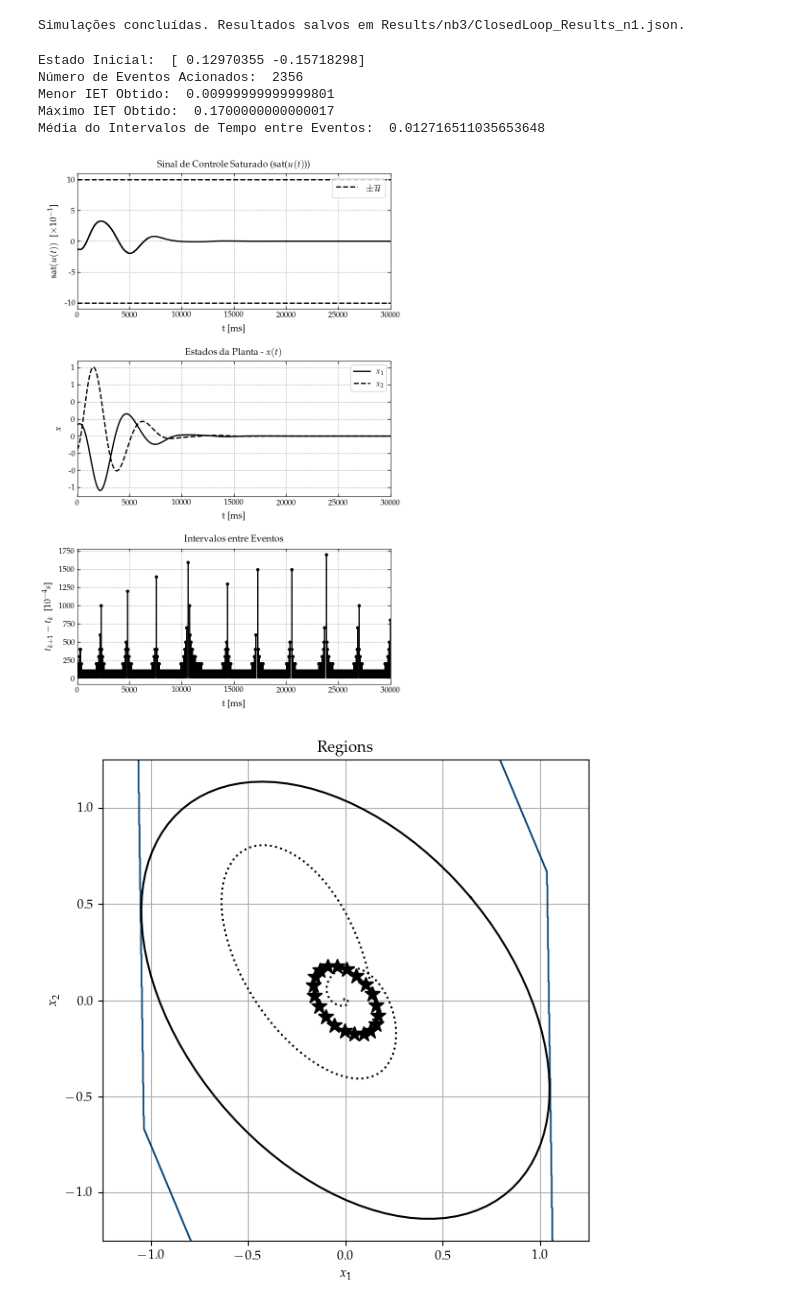
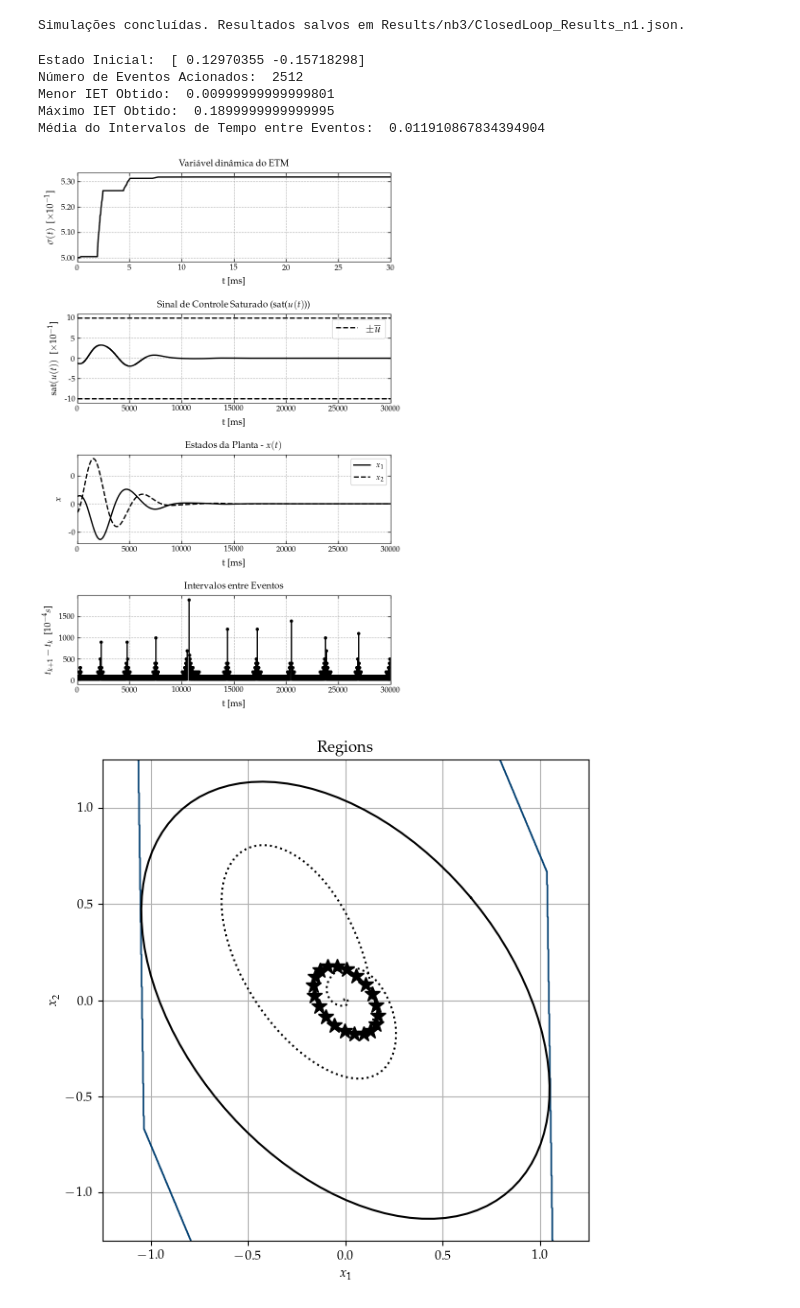
Before and after one commit to andel-vitorio/event-based-control, a Jupyter notebook: Notebooks/PETC for LPV Systems/03 - Saturated and Perturbed System (LP approach).ipynb, the cells around one changed output. Cells and saved outputs as stored; diff of their text form; code cells hidden in the pictures.

```diff
--- a/Notebooks/PETC for LPV Systems/03 - Saturated and Perturbed System (LP approach).ipynb
+++ b/Notebooks/PETC for LPV Systems/03 - Saturated and Perturbed System (LP approach).ipynb
@@ -572,12 +639,13 @@ def solve_problem(
 # Definição inicial das variáveis
 Ξ = Ψ = K = L1 = P = γ = β = None
 Θ, λ = None, None
-etm_type = 'static'
+etm_type = 'adaptative'
 
 # Parâmetros e resolução do problema
 h, υ, ε_γ, δ, λ = 10e-3, 1e-3, 1e-2, 1. / 0.9, 1e-2
+σ_bar = 0.1
 θ = (1. / λ) * (np.exp(λ * h) - 1) + 1
-prob_res = solve_problem(h=h, υ=υ, δ=δ, ε_γ=ε_γ, λ=λ,
+prob_res = solve_problem(h=h, υ=υ, δ=δ, ε_γ=ε_γ, σ_bar=σ_bar, λ=λ,
                          θ=θ, etm_type=etm_type, eps=1e-6)
 
 if prob_res is not None:
@@ -697,7 +757,7 @@ def closedloop_simulation(x0, η0, σ0, λ, θ, σ_til, T_s):
   next_time_sampling = h
 
   def triggering_condition(η, σ, x, ε):
-    Tcal = σ * x.T @ Ψ @ x - ε.T @ Ξ @ ε
+    Tcal = σ * x.T @ Ψ @ x - (1. - σ) * ε.T @ Ξ @ ε
     new_event = η + θ * Tcal[0][0] < 0
     return new_event
 
@@ -709,7 +769,9 @@ def closedloop_simulation(x0, η0, σ0, λ, θ, σ_til, T_s):
 
   def signa_dynamics(t, σ, u, params):
     ε = x_hat - xτ
-    σ_dot = (1. / σ) * ((1. / σ) - σ_til) * ε.T @ Ξ @ ε
+    α = 0.4
+    eta = 2 * (1. - α)
+    σ_dot = (1. / σ) * ((1. / σ) - eta) * ε.T @ Ξ @ ε
     return σ_dot
 
   def control_signal():
@@ -807,7 +869,7 @@ else:
     x0 = np.array([[X0_list[0][i]], [X0_list[1][i]]])
     η0 = np.array([[0.]])
     σ0 = np.array([[.5]])
-    σ_til = 1.25
+    σ_til = 0.1
 
     y, uc, η, σ, event_times = closedloop_simulation(
         x0, η0, σ0, λ, θ, σ_til, T_s=simulation_step)
@@ -884,18 +946,13 @@ print("Média do Intervalos de Tempo entre Eventos: ", np.mean(
 if etm_type == 'adaptative':
   gph.plot(
       axs['σ'], t_formatted, σ_formatted,
-      xlabel='t [ms]', ylabel='$\\eta(t)\\,$ [$\\times 10^{-3}$]',
+      xlabel='t [ms]', ylabel='$\\sigma(t)\\,$' + σ_unit_label,
       title='Variável dinâmica do ETM',
       plot_cfg={**cfg,
           'axis': {**cfg['axis'],'x_digits': t_decimal_places,
                     'y_digits': σ_decimal_places},
           'limits': { **cfg['limits'], **axis_limits },
         })
-
-# if inter_event_times[0] != 0.0:
-#   inter_event_times = np.insert(inter_event_times, 0, 0.0)
-# if event_times[0] != 0.0:
-#   event_times = np.insert(event_times, 0, 0.0)
 
 
 axs['sat'].hlines([u_bar[0] * 1e1, -u_bar[0] * 1e1], 0, simulation_time * 1e3, colors='black', linestyles='--', label='$\\pm \\overline{u}$', linewidths=2.)
@@ -917,41 +974,41 @@ gph.plot(
 gph.plot(
     axs['sat'], [et * 1e3 for et in timepts],
     [float(v[0, 0]) * 1e1 for v in uc],
-    xlabel='t [ms]', ylabel='sat$(u(t))\;$ [$\\times 10^{-1}$]',
+    xlabel='t [ms]', ylabel='sat$(u(t))\\;$ [$\\times 10^{-1}$]',
     title='Sinal de Controle Saturado (sat($u(t)$))', plot_cfg=cfg)
 
 # Plot dos IETs
 if len(inter_event_times) > 0:
     stem_cfg = cfg.copy()
     stem_cfg['axis']['y_digits'] = 0
 
     gph.stem(
       axs['iet'], [et for et in event_times * 1e3],
       [et * 1e4 for et in inter_event_times],
       stem_cfg={**stem_cfg, 'style': {'color': 'black'}},
-      xlabel='t [ms]', ylabel='$t_{k+1} - t_k\;$ [$10^{-4} s$]',
+      xlabel='t [ms]', ylabel='$t_{k+1} - t_k\\;$ [$10^{-4} s$]',
       title='Intervalos entre Eventos')
 
 
 else:
     axs['iet'].text(0.5, 0.5, 'No triggered events',
                     ha='center', va='center', fontsize=14,
                     transform=axs['iet'].transAxes)
     axs['iet'].set_title('Inter-event Times')
     axs['iet'].set_xlabel('t [ms]')
     axs['iet'].set_ylabel('$t_{k+1} - t_k$ [$ms$]')
     axs['iet'].set_xlim([0, simulation_time])
     axs['iet'].set_ylim([0, 1])  # valor simbólico
     axs['iet'].grid(False)
 
 plt.tight_layout(pad=2.)
 # %% [output]
 Estado Inicial:  [ 0.12970355 -0.15718298]
-Número de Eventos Acionados:  2356
+Número de Eventos Acionados:  2512
 Menor IET Obtido:  0.00999999999999801
-Máximo IET Obtido:  0.1700000000000017
-Média do Intervalos de Tempo entre Eventos:  0.012716511035653648
+Máximo IET Obtido:  0.1899999999999995
+Média do Intervalos de Tempo entre Eventos:  0.011910867834394904
-[figure, old version]
+[figure, new version]
 # %%
 %matplotlib inline
 
```
Also changed, not shown: parts of 2 cells of this notebook.
